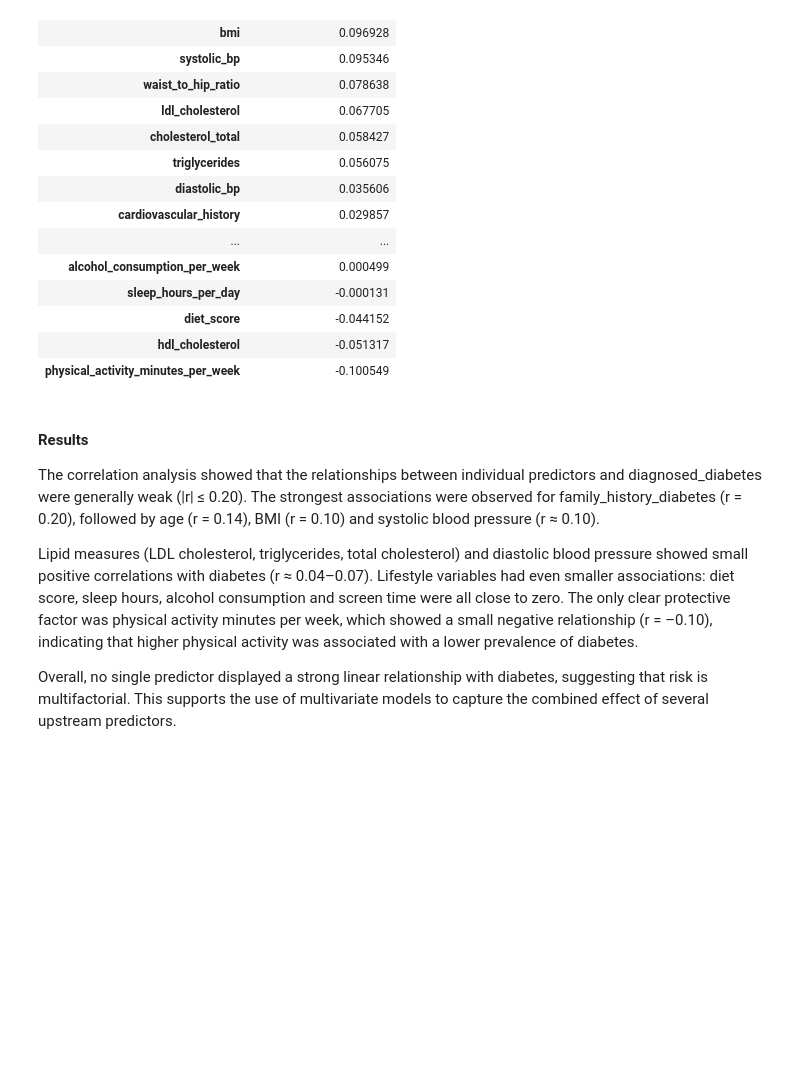
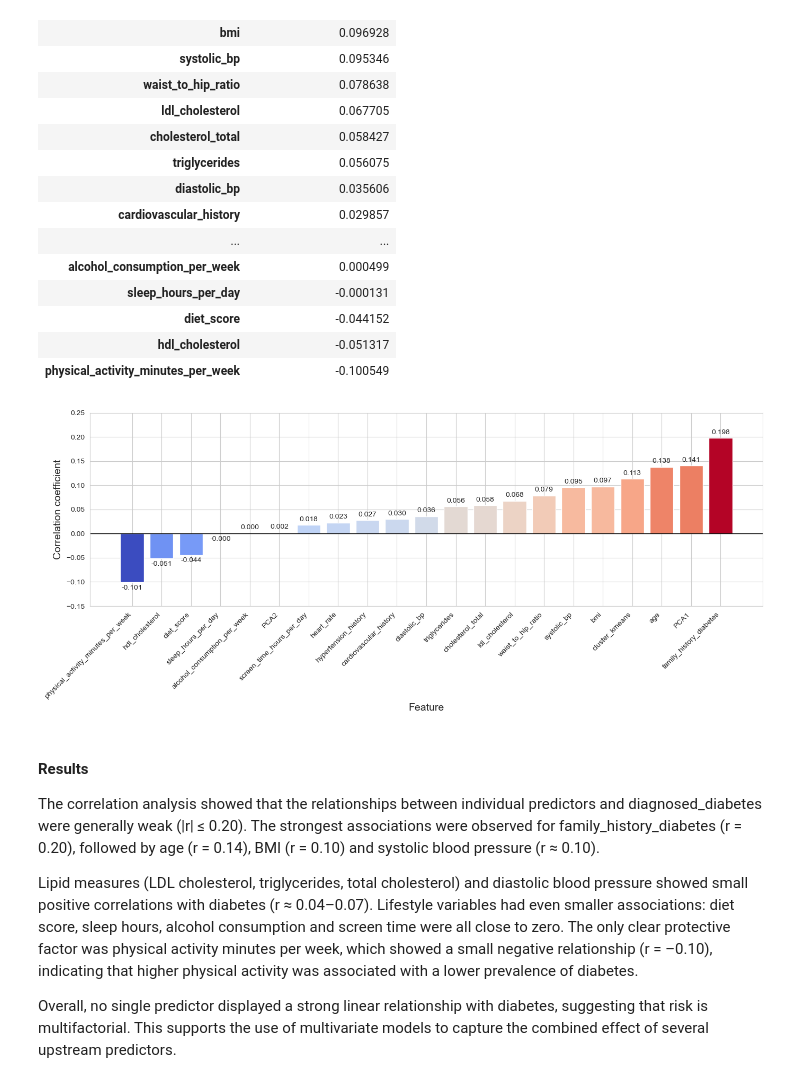
Before and after one commit to sofiaapri/IDS2025-Diabetes-Prediction, a Jupyter notebook: notebooks/EDA.ipynb, the cells around one changed output. Cells and saved outputs as stored; diff of their text form; code cells hidden in the pictures; blank space fills up the shorter version.

```diff
--- a/notebooks/EDA.ipynb
+++ b/notebooks/EDA.ipynb
@@ -373,6 +398,47 @@ Feature correlations with diagnosed_diabetes
 | diet_score | -0.044152 |
 | hdl_cholesterol | -0.051317 |
 | physical_activity_minutes_per_week | -0.100549 |
+# %%
+import matplotlib.pyplot as plt
+import seaborn as sns
+import numpy as np
+
+corr = df.corr(numeric_only=True)
+target_corr = corr["diagnosed_diabetes"].drop("diagnosed_diabetes").sort_values()
+
+values = target_corr.values
+features = target_corr.index
+
+norm = (values - values.min()) / (values.max() - values.min())
+cmap = plt.get_cmap("coolwarm")
+colors = cmap(norm)
+
+fig, ax = plt.subplots(figsize=(14, 6))
+
+bars = ax.bar(features, values, color=colors)
+
+ax.set_ylabel("Correlation coefficient", fontsize=14)
+ax.set_xlabel("Feature", fontsize=14)
+ax.axhline(0, color="black", linewidth=1)
+ax.set_ylim(-0.15, 0.25)
+
+for bar, v in zip(bars, values):
+    height = bar.get_height()
+    x = bar.get_x() + bar.get_width() / 2
+    label = f"{v:.3f}"
+
+    if height >= 0:
+        ax.text(x, height + 0.005, label, ha="center", va="bottom", fontsize=10)
+    else:
+        ax.text(x, height - 0.005, label, ha="center", va="top", fontsize=10)
+
+plt.xticks(rotation=45, ha="right")
+
+plt.tight_layout()
+plt.savefig("correlation_vertical_colormap2.svg", format="svg")
+plt.show()
+# %% [output]
+[figure, added]
 # %% [markdown]
 #### Results
 The correlation analysis showed that the relationships between individual predictors and diagnosed_diabetes were generally weak (|r| ≤ 0.20). The strongest associations were observed for family_history_diabetes (r = 0.20), followed by age (r = 0.14), BMI (r = 0.10) and systolic blood pressure (r ≈ 0.10).
```
Also changed, not shown: parts of 3 cells of this notebook, 13 other files.
